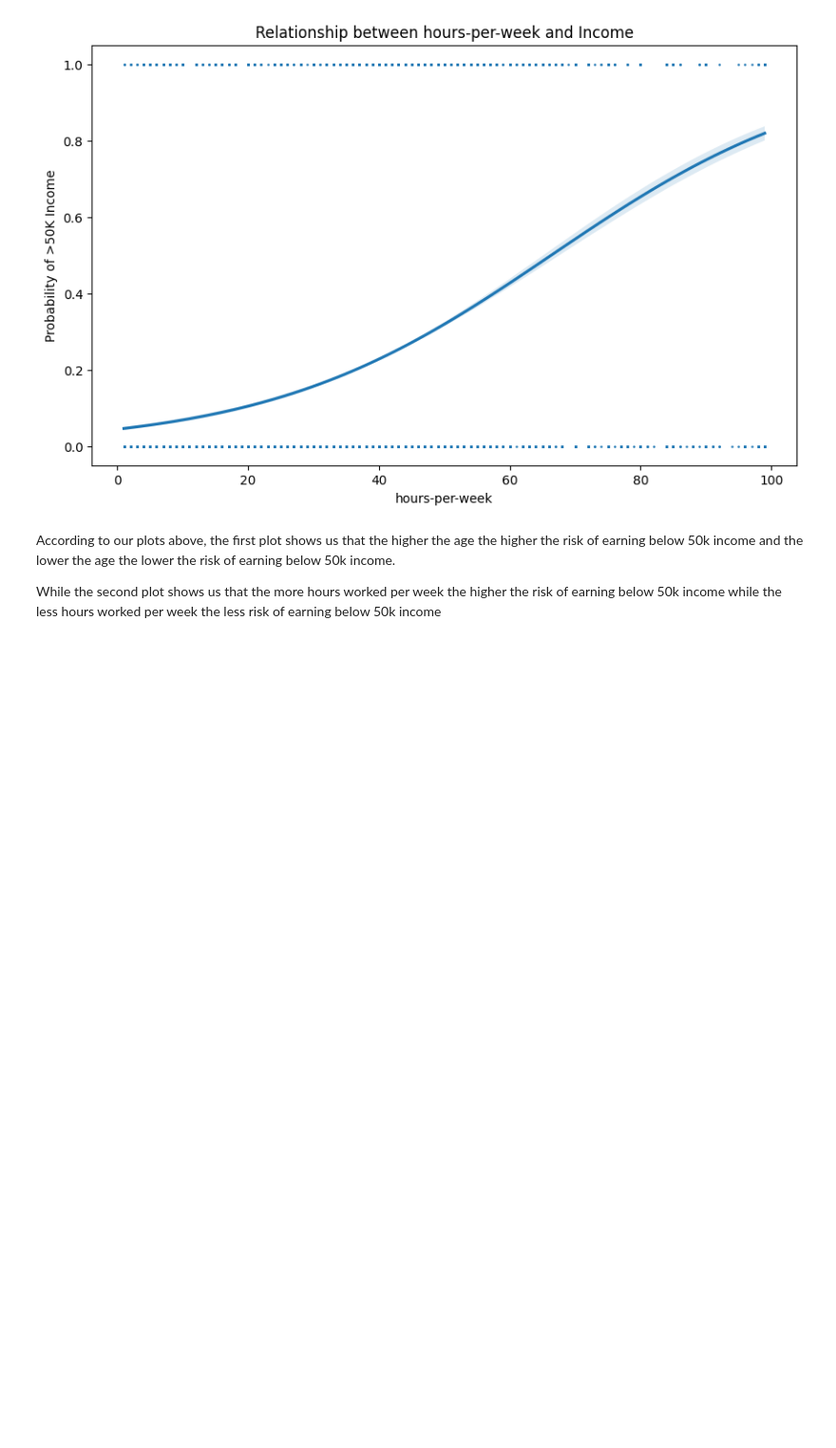
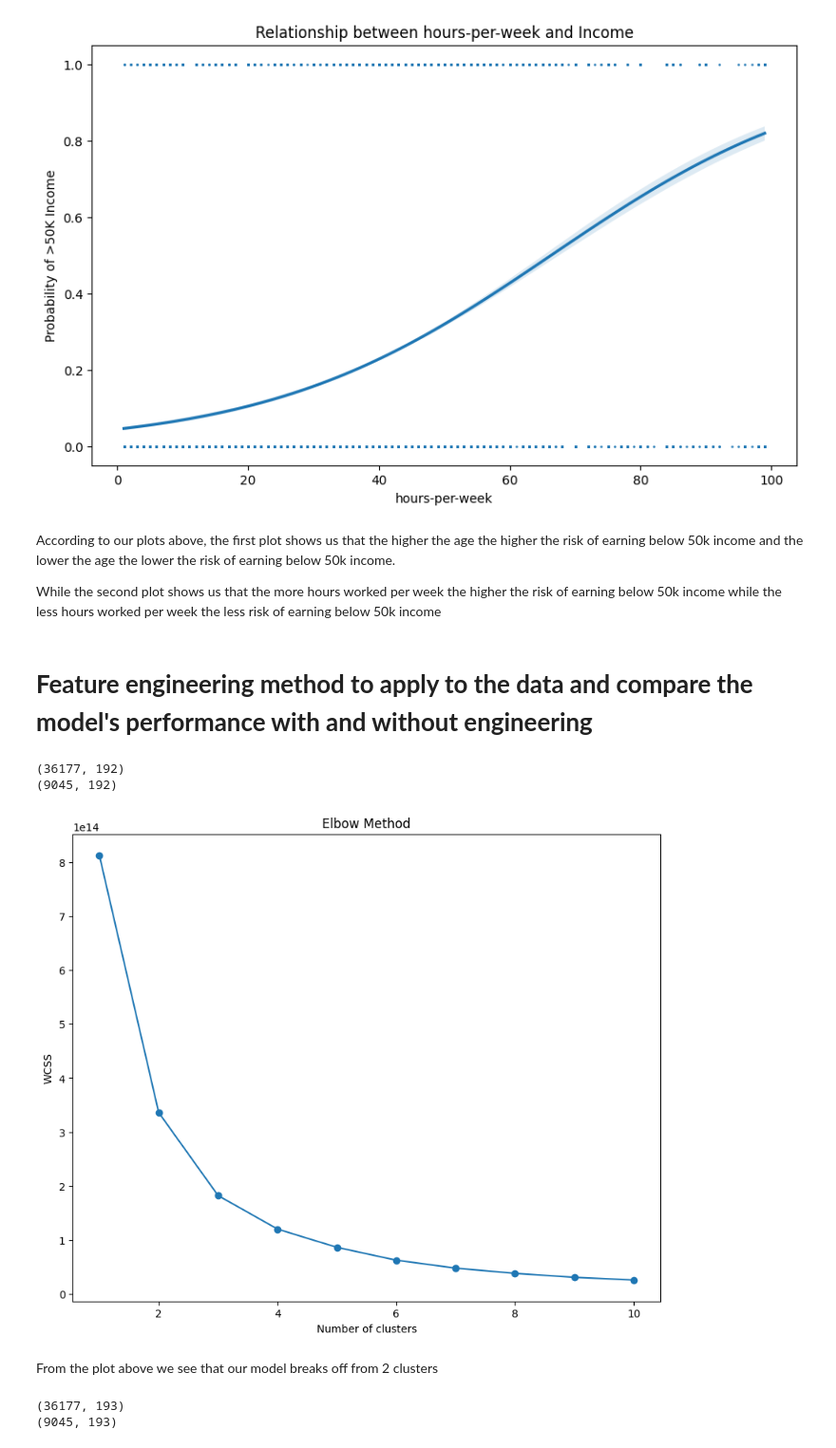
Before and after one commit to PRETTYMARTHA/Prediction-of-product-sales, a Jupyter notebook: Project_4_part_1.ipynb, the cells around one changed output. Shown at 95% size. Cells and saved outputs as stored; diff of their text form; code cells hidden in the pictures; blank space fills up the shorter version.

```diff
--- a/Project_4_part_1.ipynb
+++ b/Project_4_part_1.ipynb
@@ -483,3 +482,5 @@ native-country_Germany               0.000000
 According to our plots above, the first plot shows us that the higher the age the higher the risk of earning below 50k income and the lower the age the lower the risk of earning below 50k income.
 
 While the second plot shows us that the more hours worked per week the higher the risk of earning below 50k income while the less hours worked per week the less risk of earning below 50k income
+# %% [markdown]
+# **Feature engineering method to apply to the data and compare the model's performance with and without engineering**
@@ -485,0 +496,39 @@ While the second plot shows us that the more hours worked per week the higher th
+# %%
+#Concatenate the pc's with the original features
+
+# Apply PCA
+pca = PCA(n_components=3)
+X_train_pca = pca.fit_transform(X_train)
+X_test_pca = pca.transform(X_test)
+
+X_train_combined = np.hstack((X_train, X_train))
+X_test_combined = np.hstack((X_test, X_test))
+
+# Verify the shape of the new datasets
+print(X_train_combined.shape)
+print(X_test_combined.shape)
+# %% [output]
+(36177, 192)
+(9045, 192)
+# %%
+#Applying clustering
+from sklearn.cluster import KMeans
+
+# Elbow method to find the optimal number of clusters
+wcss = []
+for i in range(1, 11):
+    kmeans = KMeans(n_clusters=i, random_state=42)
+    kmeans.fit(X_train_combined)
+    wcss.append(kmeans.inertia_)
+
+# Plot the elbow
+plt.figure(figsize=(10, 8))
+plt.plot(range(1, 11), wcss, marker='o')
+plt.title('Elbow Method')
+plt.xlabel('Number of clusters')
+plt.ylabel('WCSS')
+plt.show()
+# %% [output]
+[figure, added]
+# %% [markdown]
+From the plot above we see that our model breaks off from 2 clusters
@@ -485,0 +544,15 @@ While the second plot shows us that the more hours worked per week the higher th
+# %%
+#Concatenate with original features
+train_clusters = train_clusters.reshape(-1, 1)
+test_clusters = test_clusters.reshape(-1, 1)
+
+# Concatenate cluster labels with original features
+X_train_final = np.hstack((X_train_combined, train_clusters))
+X_test_final = np.hstack((X_test_combined, test_clusters))
+
+# Verify the shape of the new datasets
+print(X_train_final.shape)
+print(X_test_final.shape)
+# %% [output]
+(36177, 193)
+(9045, 193)
```
Also changed, not shown: parts of 19 cells of this notebook.
